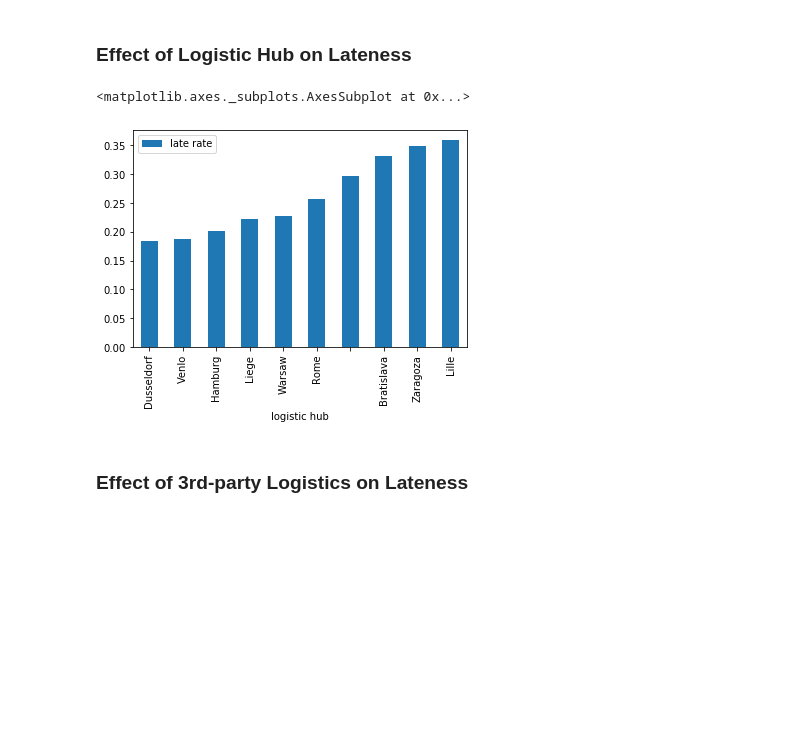
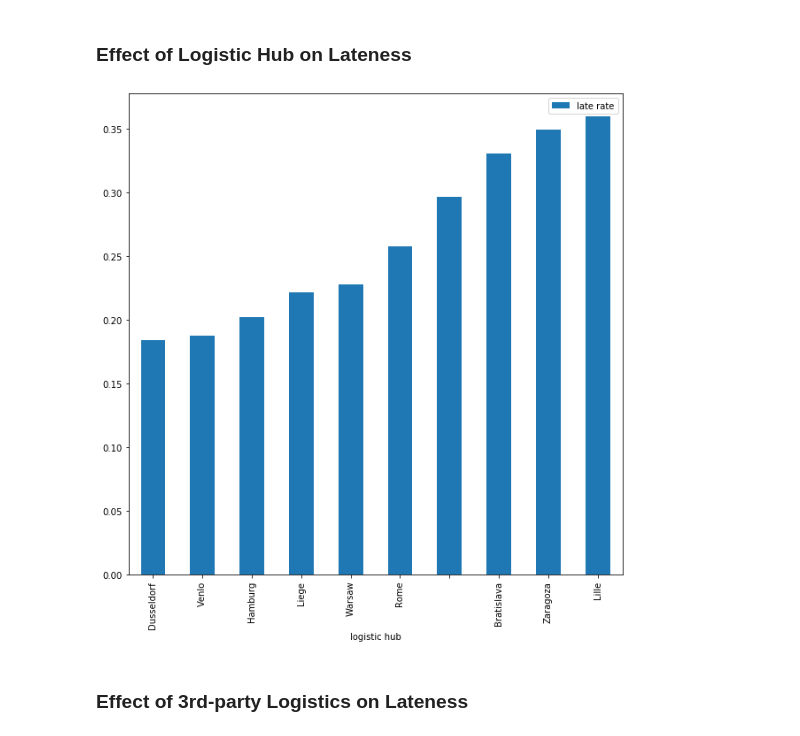
Before and after one commit to jospaeth-tum/accenture-challenge-2022, a Jupyter notebook: basic_descriptive_analysis.ipynb, the cells around one changed output. Saved outputs shown, nothing was run; the diff lists cells and outputs as text; code cells hidden in the pictures; blank space fills up the shorter version.

```diff
--- a/basic_descriptive_analysis.ipynb
+++ b/basic_descriptive_analysis.ipynb
@@ -93,12 +93,12 @@ c.plot(kind='bar', xlabel='origin port')
 # %%
 a = orders[orders['late_order'] == True].groupby(by=['logistic_hub']).count()[['order_id']]
 b = orders.groupby(by=['logistic_hub']).count()[['order_id']]
 c = (a/b).rename(columns={'order_id': 'late rate'}).sort_values(by='late rate')
 
-c.plot(kind='bar', xlabel='logistic hub')
+p = c.plot(kind='bar', xlabel='logistic hub', figsize=(10,10))
+fig = p.get_figure().savefig("logistic_hubs.png")
 # %% [output]
-<matplotlib.axes._subplots.AxesSubplot at 0x...>
-[figure, old version]
+[figure, new version]
 # %% [markdown]
 ### Effect of 3rd-party Logistics on Lateness
 # %%
```
Also changed, not shown: parts of 6 cells of this notebook, 7 other files.
